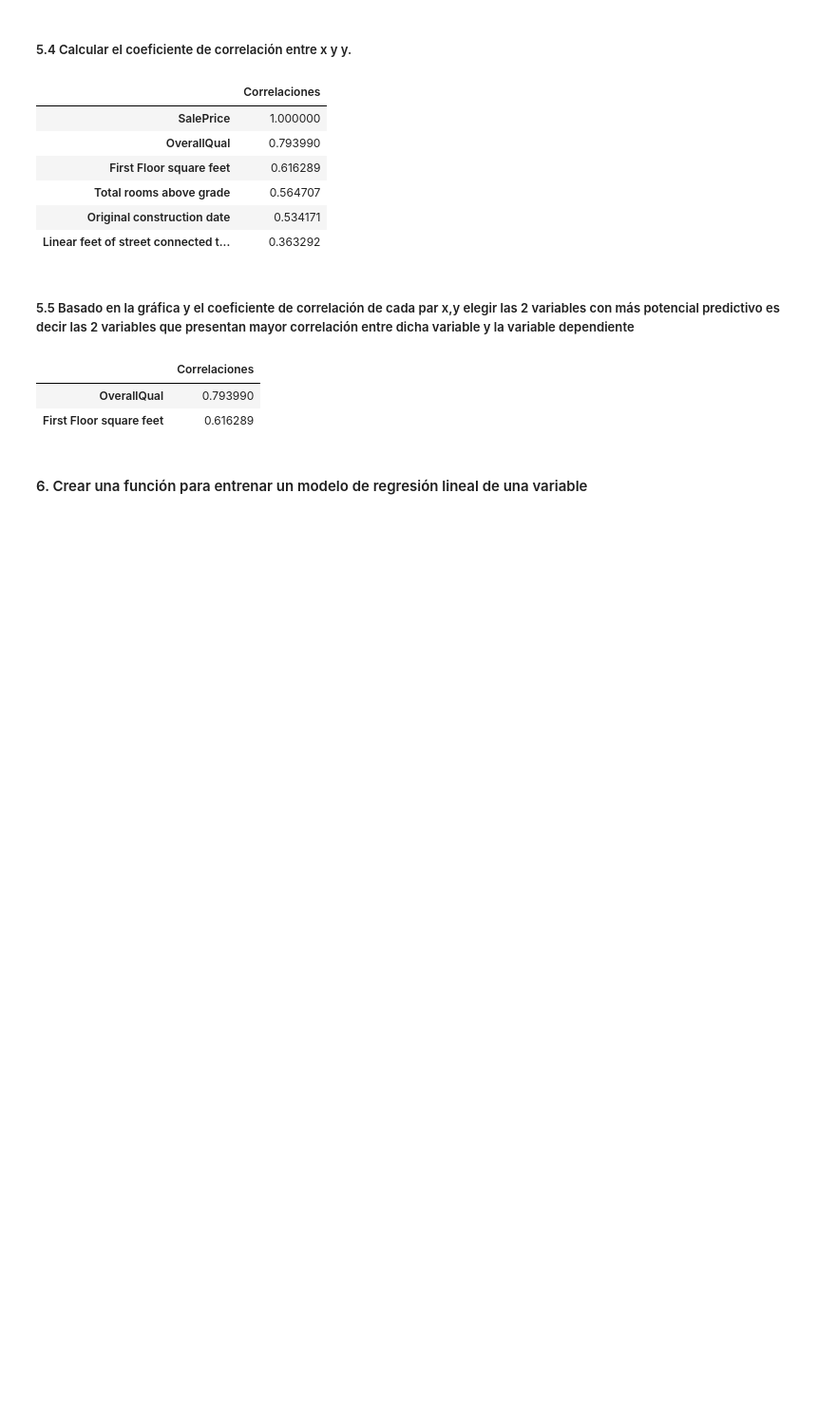
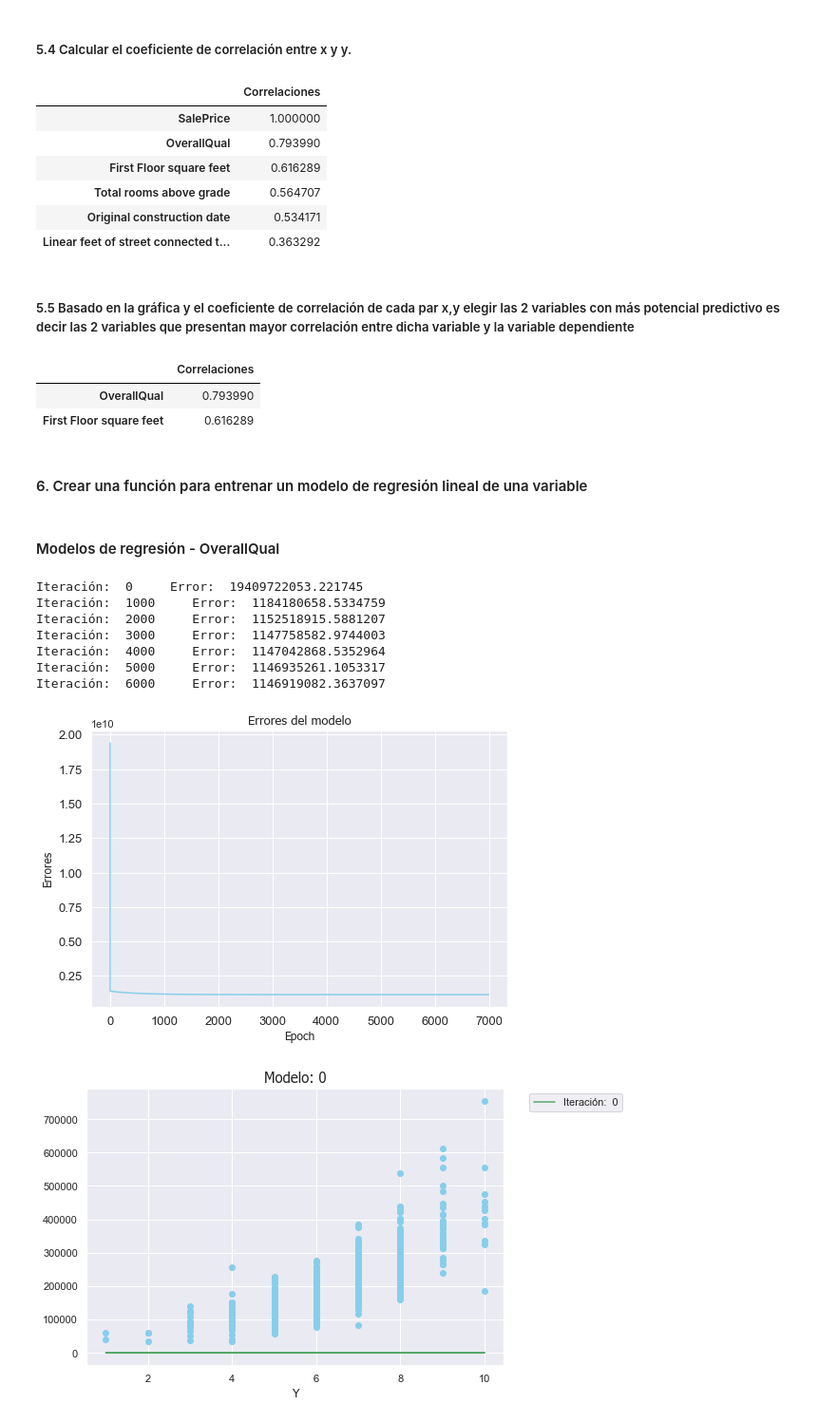
Before and after one commit to EdiAOHernandez/PythonCienciadeDatos, a Jupyter notebook: Proyecto2021PY.ipynb, the cells around one changed output. Shown at 95% size. Saved outputs shown, nothing was run; the diff lists cells and outputs as text; code cells hidden in the pictures; blank space fills up the shorter version.

```diff
--- a/Proyecto2021PY.ipynb
+++ b/Proyecto2021PY.ipynb
@@ -272,0 +351,23 @@ class Regresion_Lineal():
+# %% [markdown]
+#### Modelos de regresión - OverallQual
+# %%
+_SalesPrice = np.reshape(np.array(DataSet_Train['SalePrice']), (-1, 1))
+_OverallQual = np.reshape(np.array(DataSet_Train['OverallQual']), (-1, 1))
+_FFSF = np.reshape(np.array(DataSet_Train['First Floor square feet']), (-1, 1))
+_Ep = 7000
+_print = 1000
+_Esc = 0.02
+_R1 = Regresion_Lineal(_OverallQual,_SalesPrice, _Ep, _print, _Esc)
+_Mod, _Err = _R1.mimodelo()
+Regresion_Lineal.dataerror(_Err)
+Regresion_Lineal.modelevol(_Mod,_print)
+# %% [output]
+Iteración:  0     Error:  19409722053.221745
+Iteración:  1000     Error:  1184180658.5334759
+Iteración:  2000     Error:  1152518915.5881207
+Iteración:  3000     Error:  1147758582.9744003
+Iteración:  4000     Error:  1147042868.5352964
+Iteración:  5000     Error:  1146935261.1053317
+Iteración:  6000     Error:  1146919082.3637097
+[figure, added]
+[figure, added]
```
Also changed, not shown: parts of 13 cells of this notebook.
